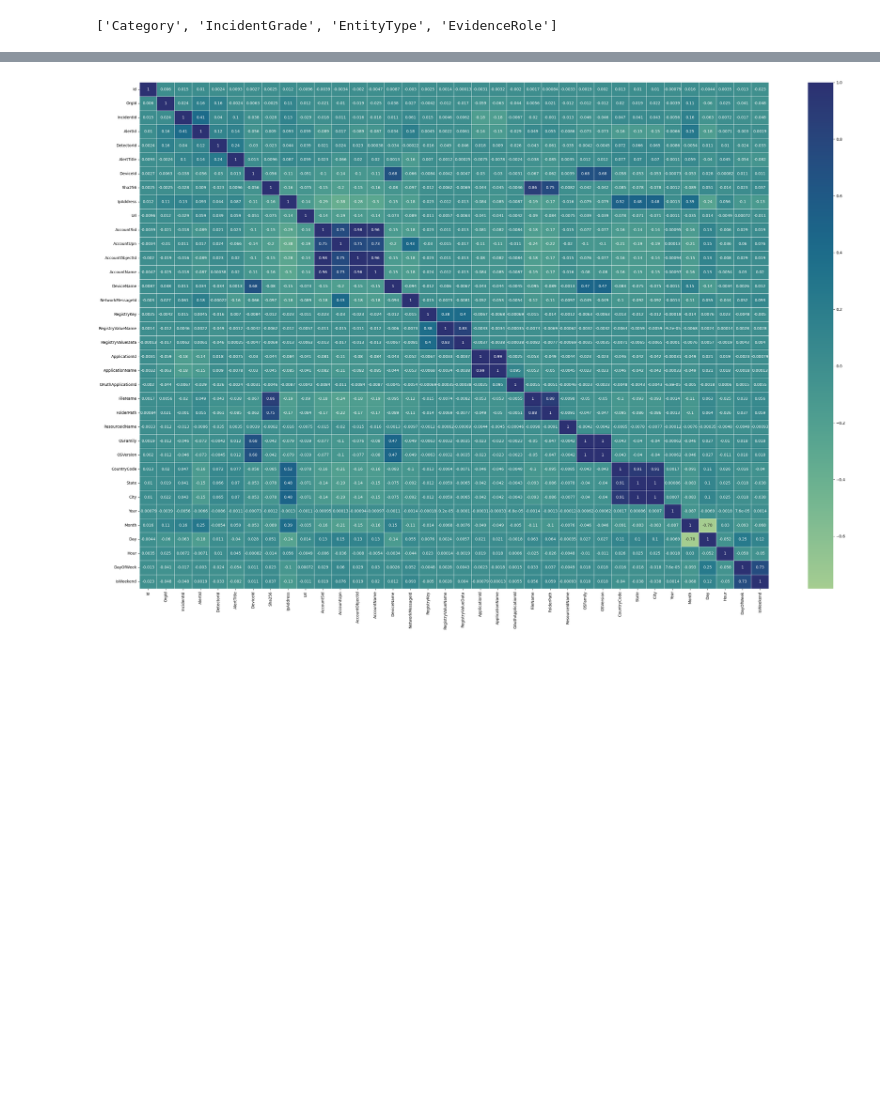
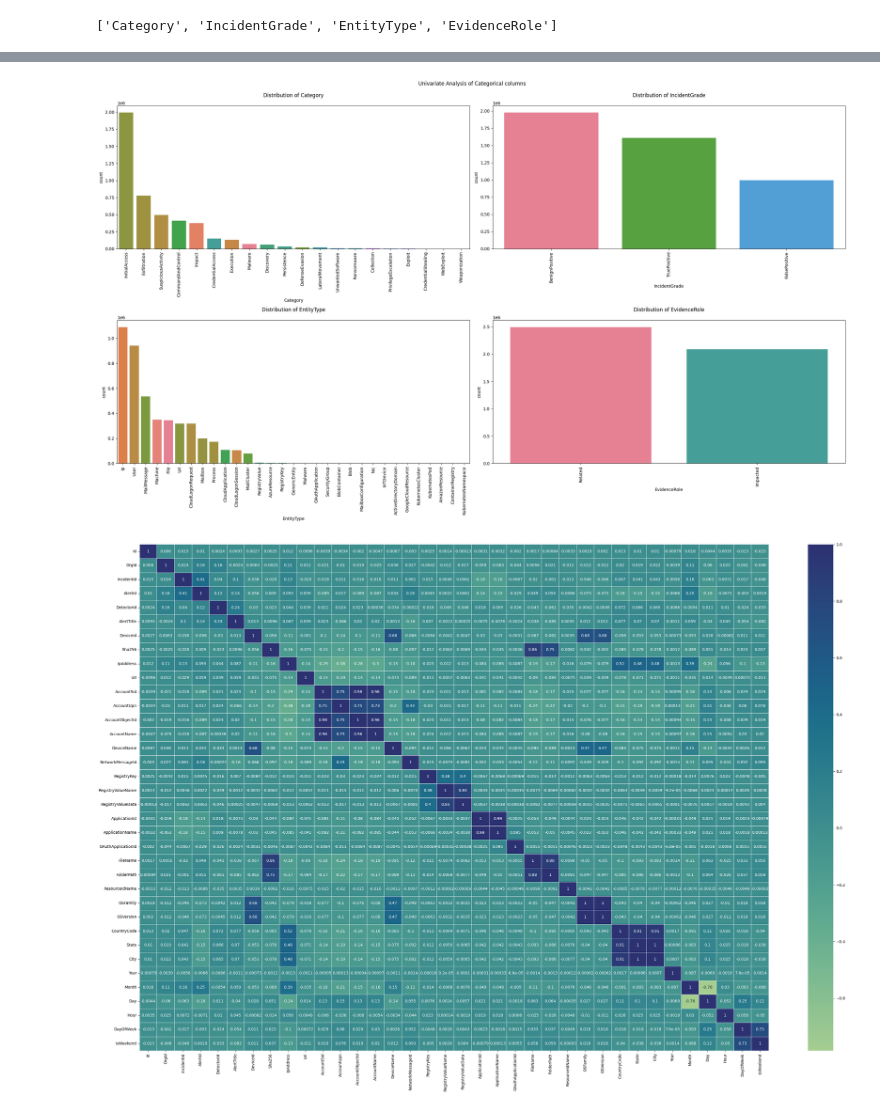
Before and after one commit to Pooja-Spandana/Guvi---Microsoft-Cybersecurity, a Jupyter notebook: Notebooks/Data_Preprocessing_and_EDA.ipynb, the cells around one changed output, grey strips where cells are left out. Drawn from its saved outputs; the diff is of its cells as text; code cells hidden in the pictures; blank space fills up the shorter version.

```diff
--- a/Notebooks/Data_Preprocessing_and_EDA.ipynb
+++ b/Notebooks/Data_Preprocessing_and_EDA.ipynb
@@ -338,3 +348,21 @@ cat_train_features
+# %%
+plt.figure(figsize=(25, 15))
+plt.suptitle('Univariate Analysis of Categorical columns\n')
+
+i = 1
+for column in cat_train_features:
+    plt.subplot(2, 2, i)
+    order = train_data[column].value_counts().index
+    sns.countplot(data=train_data, x=column, order=order, hue=column, palette='husl', legend=False)
+    plt.title(f'Distribution of {column}\n')
+    plt.xlabel(column)
+    plt.xticks(rotation=90)
+    i+=1
+
+plt.tight_layout()
+plt.show()
+# %% [output]
+[figure, added]
 # %%
 plt.figure(figsize = (30, 20))
 sns.heatmap(train_data[num_train_features].corr(), cmap = 'crest', annot = True, linewidth = 0.5)
```
Also changed, not shown: parts of 7 cells of this notebook, 2 other files.
